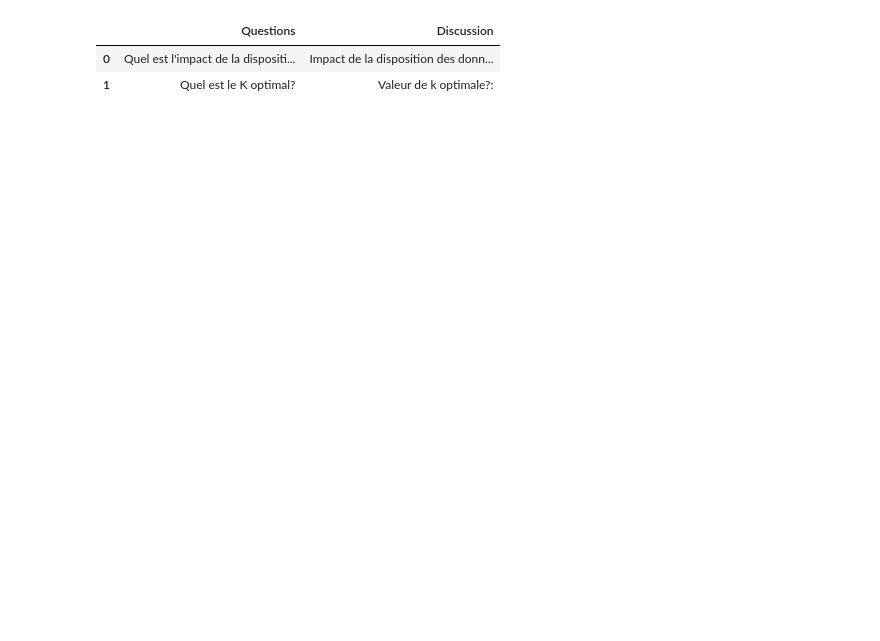
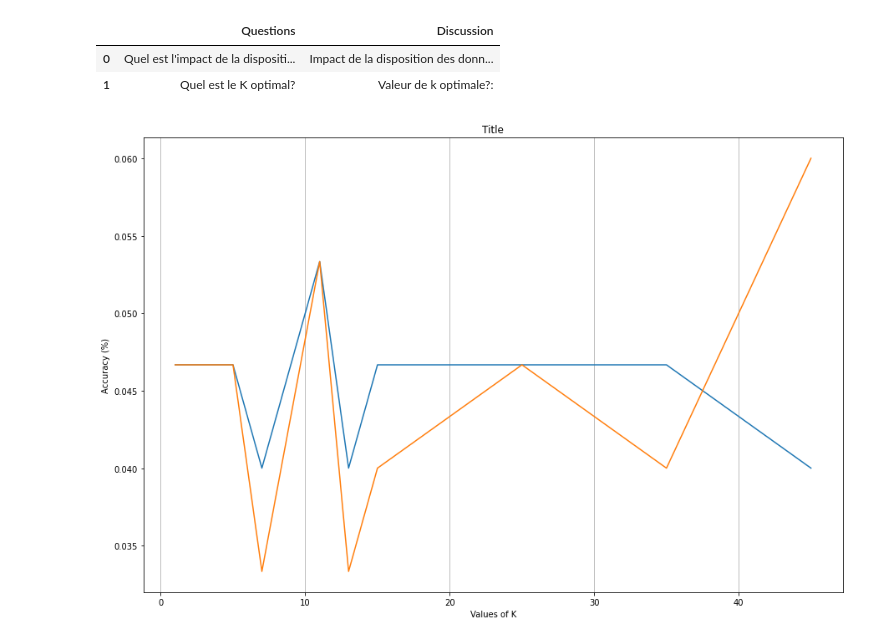
Before and after one commit to xx-code/Analayse-Des-Discrimant-Lineare, a Jupyter notebook: Q3.ipynb, the cells around one changed output. Saved outputs shown, nothing was run; the diff lists cells and outputs as text; code cells hidden in the pictures; blank space fills up the shorter version.

```diff
--- a/Q3.ipynb
+++ b/Q3.ipynb
@@ -88,8 +88,8 @@ for k in k_test:
 
         err_total_clf_uniform.append(1 - classifier_uniform.score(X_test, y_test))
         err_total_clf_distant.append(1 - classifier_distance.score(X_test, y_test))
-scoresUniformWeights.append(numpy.mean(err_total_clf_uniform))
-scoresDistanceWeights.append(numpy.mean(err_total_clf_distant))
+    scoresUniformWeights.append(numpy.mean(err_total_clf_uniform))
+    scoresDistanceWeights.append(numpy.mean(err_total_clf_distant))
 
 _times.append(time.time())
 checkTime(TMAX_Q3A, "Q3A")
@@ -114,13 +114,14 @@ ax.set_xlabel("Values of K")
 ax.set_ylabel("Accuracy (%)")
 # ******
 # *** TODO Q3A ***
-ax.plot(k, scoresDistanceWeights, label="Distance weights")
-ax.plot(k, scoresUniformWeights, label="Uniform weights")
+ax.plot(k_test, scoresDistanceWeights, label="Distance weights")
+ax.plot(k_test, scoresUniformWeights, label="Uniform weights")
+
 
 fig.add_subplot(ax)
 # Répondez aux quelques questions pour la discussion
 # Answer a few questions for discussion
-pyplot.show()
+
 # Quel est l'impact de la disposition des données dans l'espace?
 # What is the impact of the layout of the data in the space?
 answer = "Impact de la disposition \
@@ -143,3 +142,4 @@ display.display(df)
 |  | Questions | Discussion |
 | 0 | Quel est l'impact de la dispositi... | Impact de la disposition des donn... |
 | 1 | Quel est le K optimal? | Valeur de k optimale?: |
+[figure, added]
```
Also changed, not shown: parts of 2 cells of this notebook.
